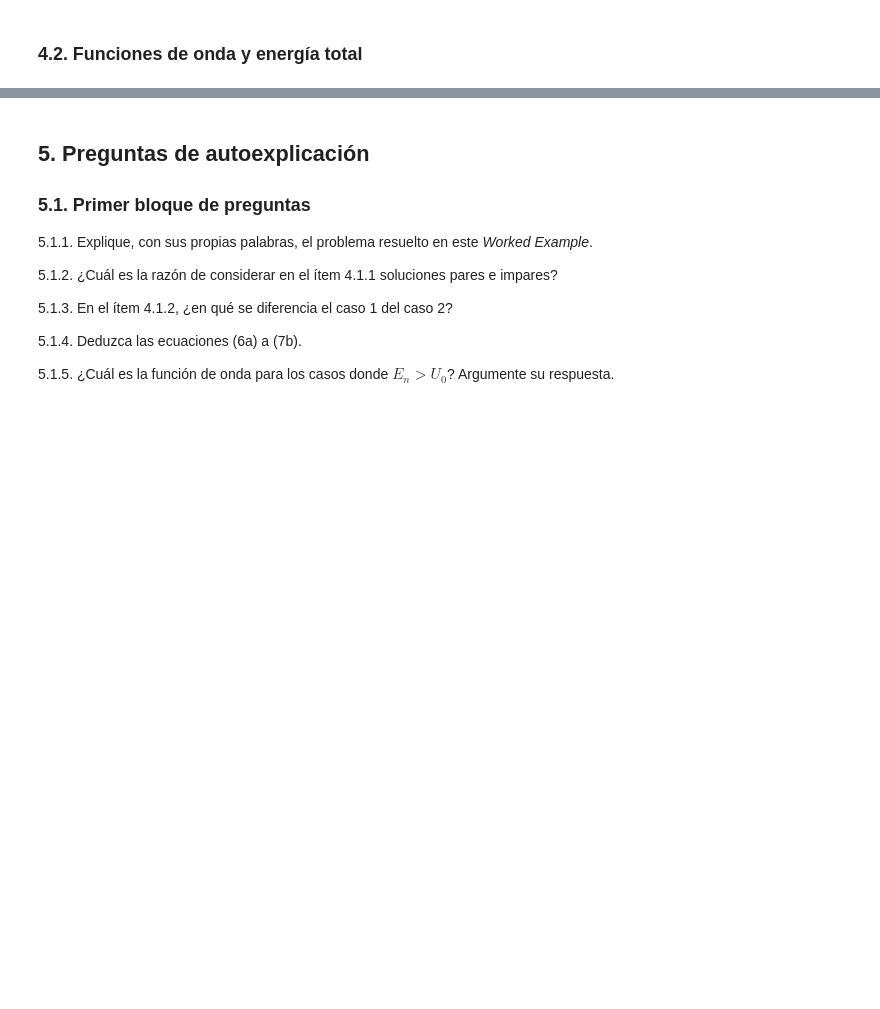
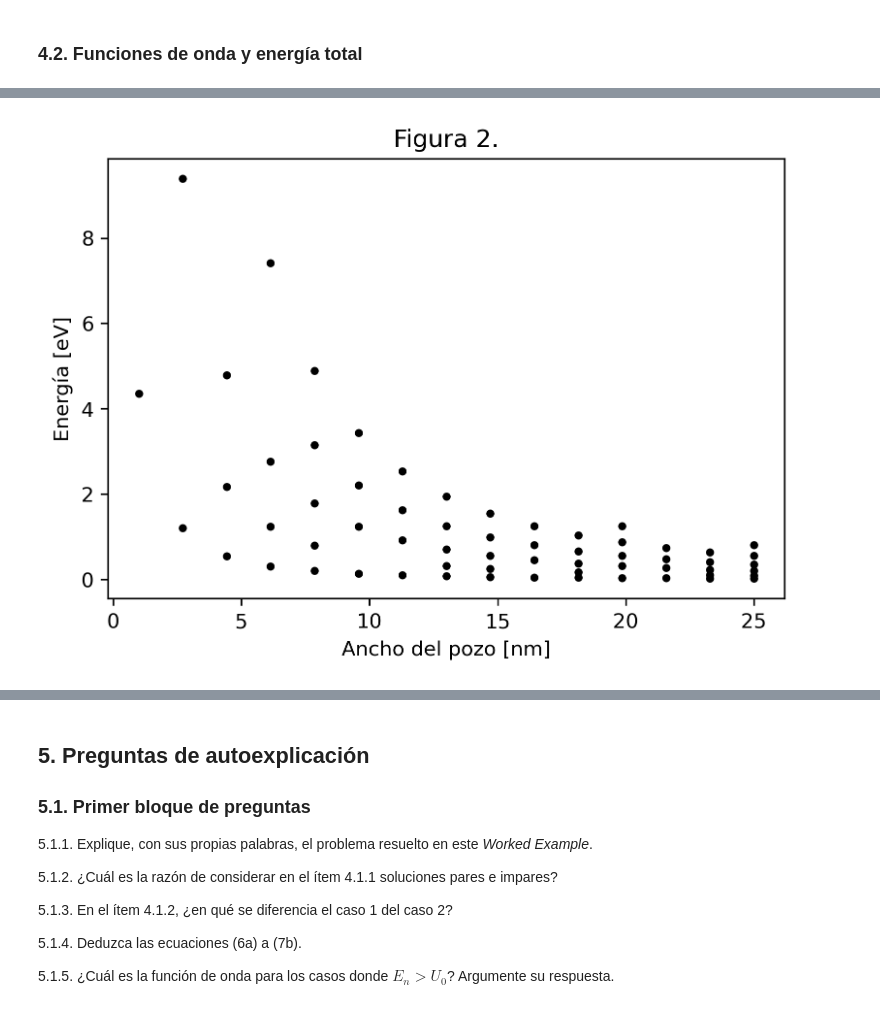
Before and after one commit to davidalejandromiranda/QuantumMechanics, a Jupyter notebook: notebooks/es_PozoPotencialFinito.ipynb, the cells around one changed output, grey strips where cells are left out. Drawn from its saved outputs; the diff is of its cells as text; code cells hidden in the pictures; blank space fills up the shorter version.

```diff
--- a/notebooks/es_PozoPotencialFinito.ipynb
+++ b/notebooks/es_PozoPotencialFinito.ipynb
@@ -22,4 +22,5 @@ a = 10   # nm -> ancho del pozo de potencial
 Uo = 10   # eV -> altura del pozo de potencial
 m  = ct.m_e / ct.e * 1e-18 # eV/[c^2] -> masa del electrón, con velocidad de la luz c en nm/s
 hbar = ct.physical_constants['Planck constant in eV/Hz'][0]
+dpi = 300
 # %%
@@ -152,0 +172,14 @@ _ = plt.xlabel(r'$x$ $[nm]$')
+# %%
+x = np.linspace(-1.5*a, 1.5*a, 2000)
+well_widths = np.linspace(1, 25, 15)
+energies = [ get_eigen(x, a, Uo, N=10)[0] for a in well_widths ]
+L = max([len(E) for E in energies])
+energies = [(L - len(E)) * [np.nan] + E for E in energies]
+
+plt.figure(dpi=dpi)
+plt.plot(well_widths, energies, '.k')
+plt.xlabel('Ancho del pozo [nm]')
+plt.ylabel('Energía [eV]')
+_ = plt.title('Figura 2.')
+# %% [output]
+[figure, added]
```
Also changed, not shown: parts of 9 cells of this notebook.
